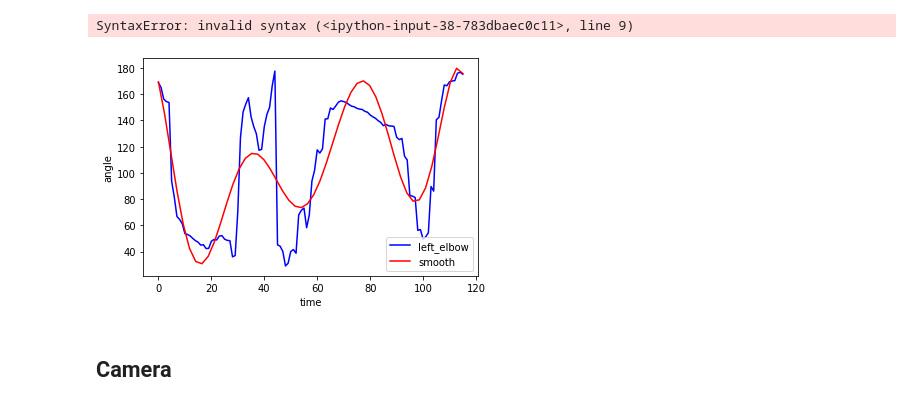
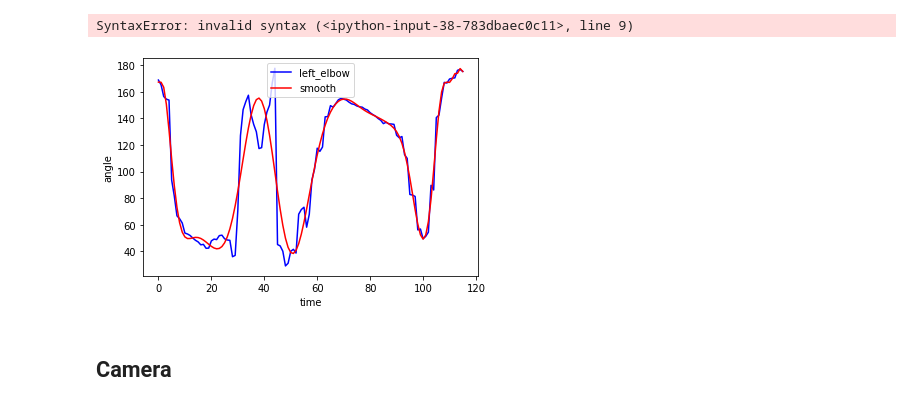
Before and after one commit to junsukha/pose-estimation-demo, a Jupyter notebook: media pipe pose.ipynb, the cells around one changed output. Saved outputs shown, nothing was run; the diff lists cells and outputs as text; code cells hidden in the pictures.

Commit message:
test drawing graph on video

```diff
--- a/media pipe pose.ipynb
+++ b/media pipe pose.ipynb
@@ -437,38 +437,39 @@ with mp_pose.Pose(min_detection_confidence=0.5, min_tracking_confidence=0.5) as
         cv2.imshow('Mediapipe Feed', image)
 
         if cv2.waitKey(10) & 0xFF == ord('q'):
             break
 
 
     cap.release()
     cv2.destroyAllWindows()
 
 plt.plot(times, left_elbow_angles, color='b', label = 'left_elbow')
 
+## smooth a curve
 cubic_interpolation_model = interp1d(times, left_elbow_angles, kind = "cubic")
 times = np.array(times)
-X_ = np.linspace(times.min(), times.max(), 50)
-Y_ = cubic_interpolation_model(X_)
+# X_ = np.linspace(times.min(), times.max(), 50)
+Y_ = cubic_interpolation_model(times)
 
-Y_ = savgol_filter(Y_, 50, 10)
-plt.plot(X_,Y_, color='r', label='smooth')
+Y_ = savgol_filter(Y_, len(times), 50)
+plt.plot(times,Y_, color='r', label='smooth')
 # plt.plot(times, left_shoulder_angles, color='r', label='left_shoulder')
 # plt.plot(times, left_wrist_angles, color='g', label = 'left wrist')
 # plt.plot(times, left_hip_angles, color='y', label = 'left hip')
 # plt.plot(times, left_knee_angles, color='m', label = 'left knee')
 
 # plt.plot(times, right_elbow_angles, color='#87CEEB', label = 'right_elbow')
 # plt.plot(times, right_shoulder_angles, color='#FFC0CB', label='right_shoulder')
 # plt.plot(times, right_wrist_angles, color='#90EE90', label = 'right wrist')
 # plt.plot(times, right_hip_angles, color='#FFF01F', label = 'right hip')
 # plt.plot(times, right_knee_angles, color='#A020F0', label = 'right knee')
 plt.legend()
 
 plt.xlabel('time')
 plt.ylabel('angle')
 plt.show()
 # %% [output]
-[figure, old version]
+[figure, new version]
 # %% [markdown]
 ## Camera
 # %%
```
Also changed, not shown: 2 other files.
